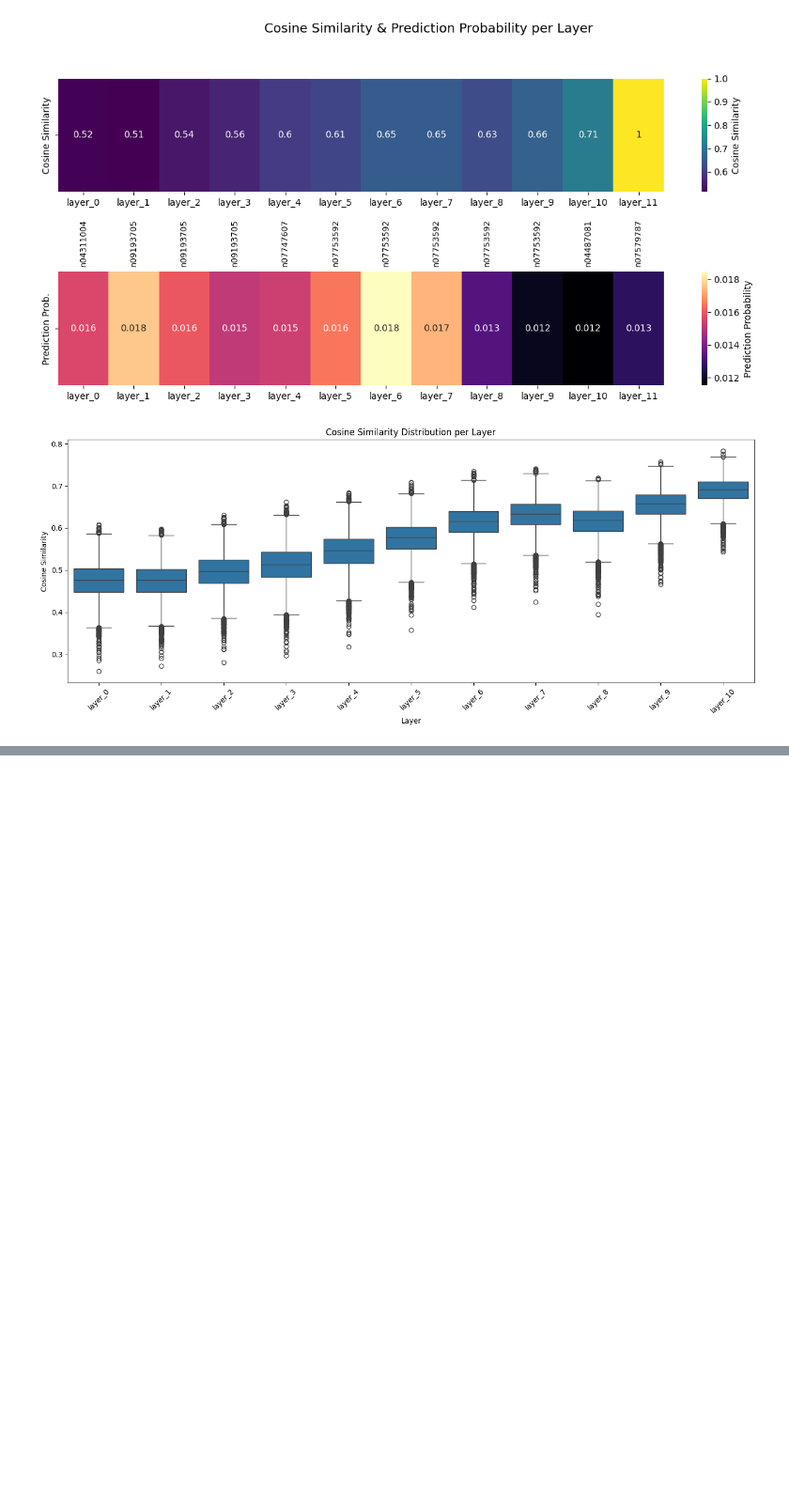
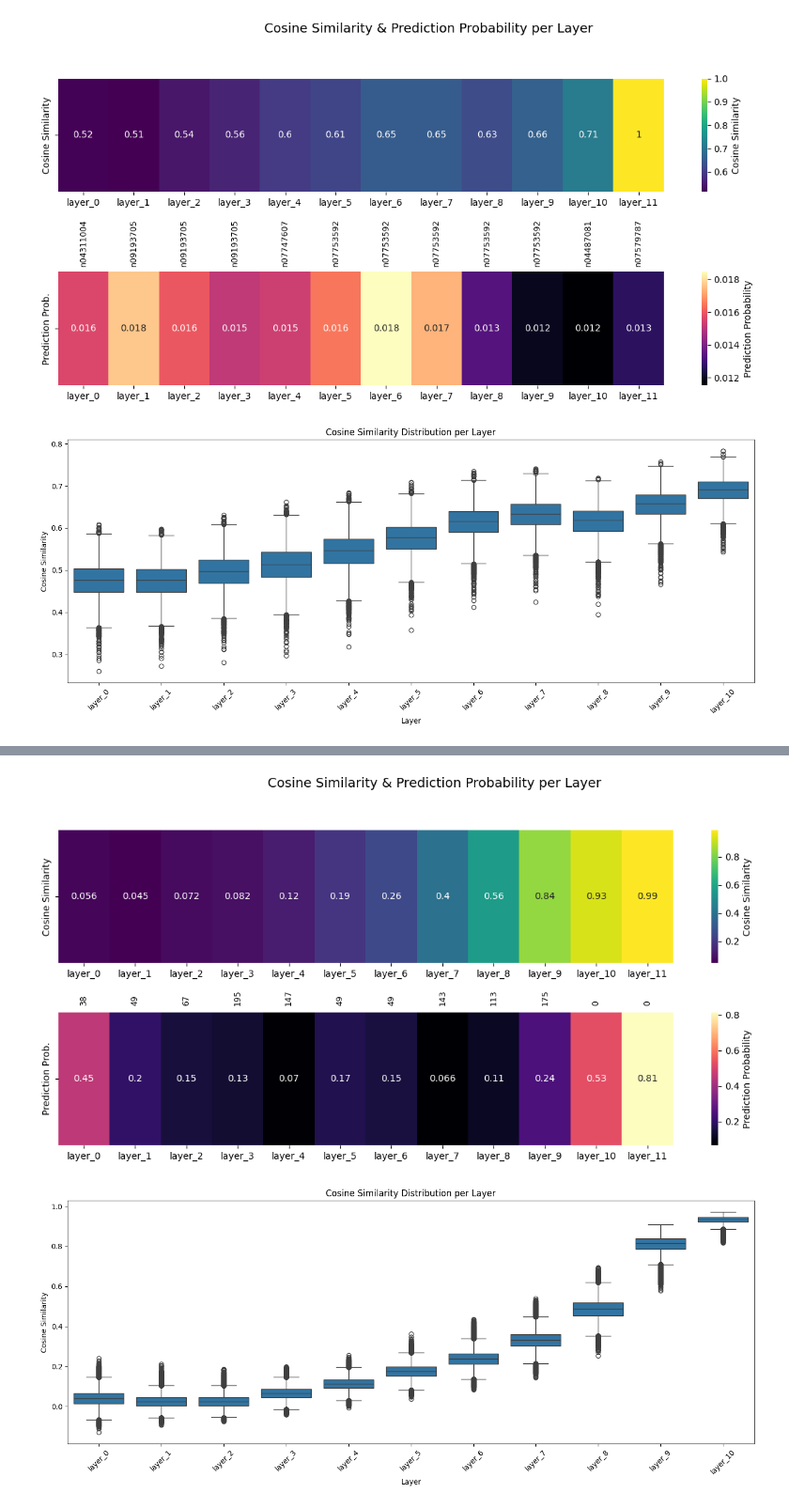
Before and after one commit to kaminskaz/wb-projekt, a Jupyter notebook: notebooks/visualizations.ipynb, the cells around one changed output, grey strips where cells are left out. Shown at 94% size. Drawn from its saved outputs; the diff is of its cells as text; code cells hidden in the pictures; blank space fills up the shorter version.

Commit message:
dino lp added extended analysis for layers

```diff
--- a/notebooks/visualizations.ipynb
+++ b/notebooks/visualizations.ipynb
@@ -71,0 +81,9 @@ plot_cosine_similarity_distribution(distances)
+# %%
+distances = pd.read_csv("logit_lens_results/DINO_lp/cosine_similarity.csv")
+predictions = pd.read_csv("logit_lens_results/DINO_lp/predictions.csv")
+
+plot_results(distances.iloc[9, 1:].to_dict(), predictions.iloc[9, 1:].to_dict())
+plot_cosine_similarity_distribution(distances)
+# %% [output]
+[figure, added]
+[figure, added]
```
Also changed, not shown: parts of 1 cell of this notebook, 8 other files.
